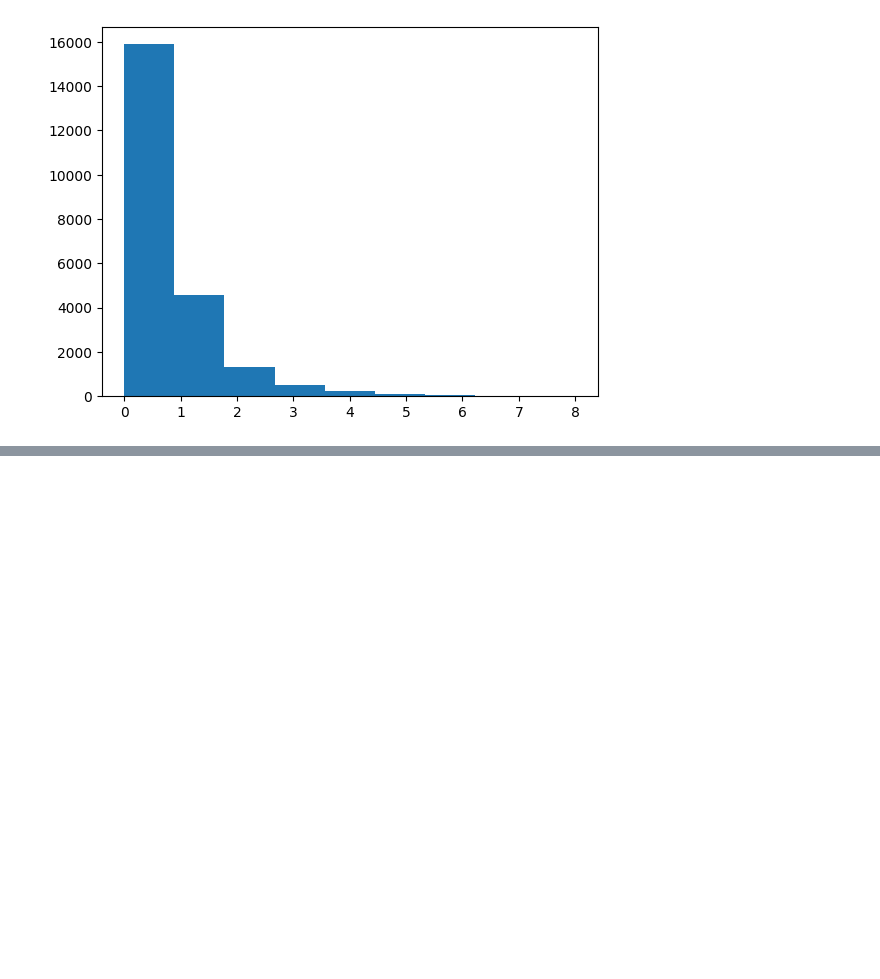
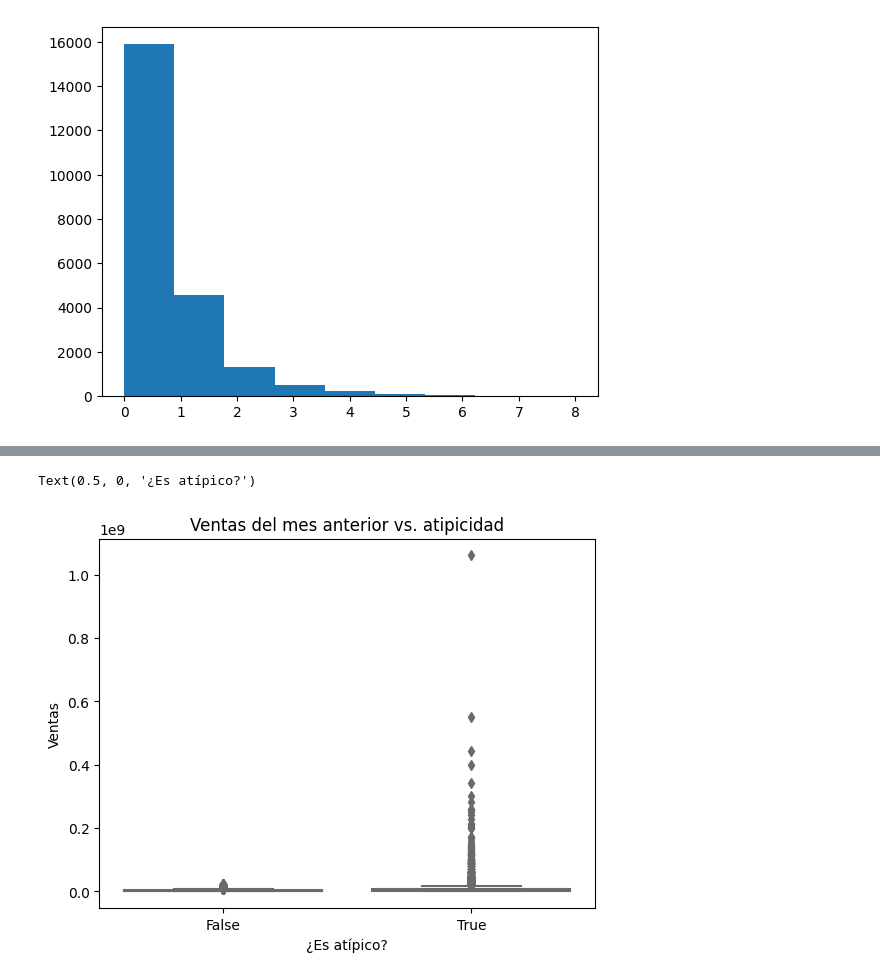
Before and after one commit to caravilaga/Repositorio_DANE, a Jupyter notebook: Descripcion emicron/Descripción emicron 22.ipynb, the cells around one changed output, grey strips where cells are left out. Saved outputs shown, nothing was run; the diff lists cells and outputs as text; code cells hidden in the pictures; blank space fills up the shorter version.

```diff
--- a/Descripcion emicron/Descripción emicron 22.ipynb
+++ b/Descripcion emicron/Descripción emicron 22.ipynb
@@ -805,0 +783,2 @@ plt.show()
+# %%
+estab_atpcs = pd.read_excel(os.path.join(data_path,"Resultados\cluster_atipico_establecimientos.xlsx"),header = 0)
@@ -805,0 +805,3 @@ plt.show()
+# %%
+estab_atpcs['VA'] = estab_atpcs['VENTAS_MES_ANTERIOR'] - estab_atpcs['CYG']
+estab_atpcs['coef_g'] = estab_atpcs['CYG'] / estab_atpcs['VENTAS_MES_ANTERIOR']
@@ -805,0 +953,25 @@ plt.show()
+# %%
+# Abrir archivo
+emicron_estab = pd.read_csv(os.path.join(data_path,"emicron_establecimientos.csv"),header = 0)
+emicron_estab = emicron_estab[emicron_estab['OLA']==2022]
+
+# Crear variable de si es atípico o no
+emicron_estab['ATPC'] = emicron_estab['id'].isin(estab_atpcs['id'])
+
+# Creación variables
+emicron_estab['VA'] = emicron_estab['VENTAS_MES_ANTERIOR'] - emicron_estab['CYG']
+emicron_estab['coef_g'] = emicron_estab['CYG'] / emicron_estab['VENTAS_MES_ANTERIOR']
+# %%
+#q1,q3 = emicron22['VENTAS_MES_ANTERIOR'].describe()[[4,6]]
+#emicron22_aco = emicron22[emicron22['VENTAS_MES_ANTERIOR'] < q3 + 1.5*(q3-q1)]
+#emicron22_aco["GRUPOS4"] = emicron22_aco["GRUPOS4"].map(dic_sector)
+
+sns.boxplot(x = 'ATPC', y = 'VENTAS_MES_ANTERIOR', data = emicron_estab,
+             palette= sns.color_palette("Set3"))
+plt.title("Ventas del mes anterior vs. atipicidad")
+plt.ylabel("Ventas")
+plt.xlabel("¿Es atípico?")
+# plt.ylim((0, q3 + 1.5*(q3-q1)))
+# %% [output]
+Text(0.5, 0, '¿Es atípico?')
+[figure, added]
```
Also changed, not shown: parts of 48 cells of this notebook, 6 other files.
